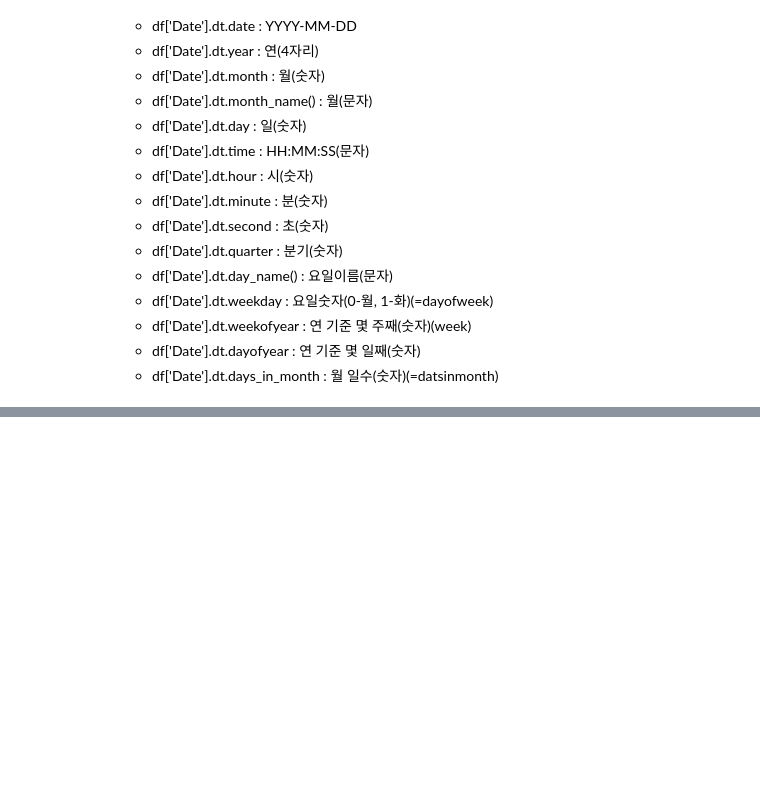
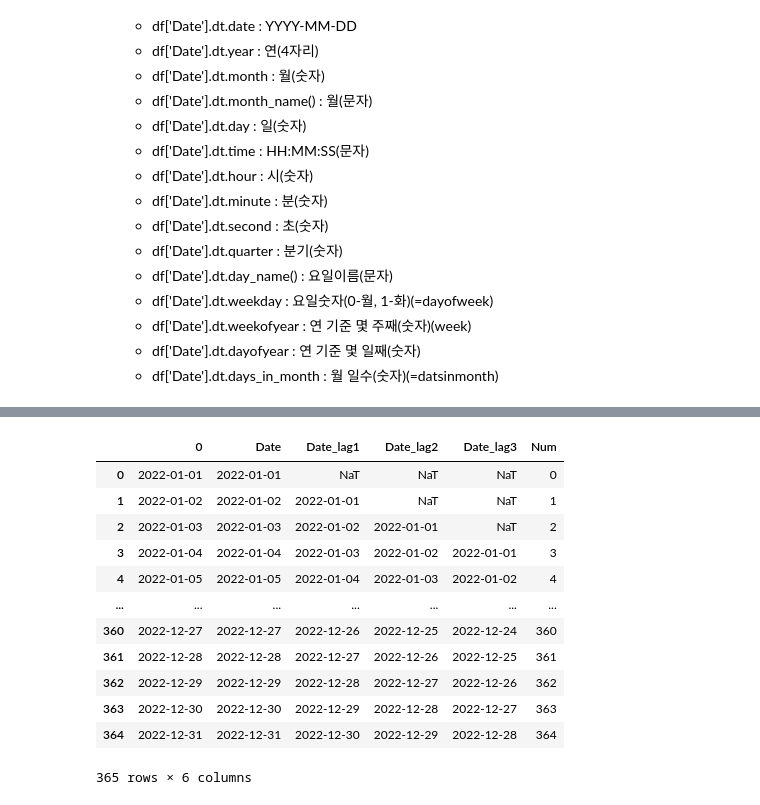
Before and after one commit to Run-aivle/study, a Jupyter notebook: Feb/02.08/GEUN/시계열 데이터 기초.ipynb, the cells around one changed output, grey strips where cells are left out. Saved outputs shown, nothing was run; the diff lists cells and outputs as text; code cells hidden in the pictures; blank space fills up the shorter version.

```diff
--- a/Feb/02.08/GEUN/시계열 데이터 기초.ipynb
+++ b/Feb/02.08/GEUN/시계열 데이터 기초.ipynb
@@ -88,3 +88,7 @@ DatetimeIndex(['2023-01-01', '2023-01-02', '2023-01-03', '2023-01-04',
     * df['Date'].dt.weekofyear : 연 기준 몇 주째(숫자)(week)
     * df['Date'].dt.dayofyear : 연 기준 몇 일째(숫자)
     * df['Date'].dt.days_in_month : 월 일수(숫자)(=datsinmonth)
+# %%
+date2022 = pd.DataFrame(day_idx)
+date2022['Date'] = date2022[0]
+date2022
@@ -90,0 +178,16 @@ DatetimeIndex(['2023-01-01', '2023-01-02', '2023-01-03', '2023-01-04',
+# %%
+date2022
+# %% [output]
+|  | 0 | Date | Date_lag1 | Date_lag2 | Date_lag3 | Num |
+| 0 | 2022-01-01 | 2022-01-01 | NaT | NaT | NaT | 0 |
+| 1 | 2022-01-02 | 2022-01-02 | 2022-01-01 | NaT | NaT | 1 |
+| 2 | 2022-01-03 | 2022-01-03 | 2022-01-02 | 2022-01-01 | NaT | 2 |
+| 3 | 2022-01-04 | 2022-01-04 | 2022-01-03 | 2022-01-02 | 2022-01-01 | 3 |
+| 4 | 2022-01-05 | 2022-01-05 | 2022-01-04 | 2022-01-03 | 2022-01-02 | 4 |
+| ... | ... | ... | ... | ... | ... | ... |
+| 360 | 2022-12-27 | 2022-12-27 | 2022-12-26 | 2022-12-25 | 2022-12-24 | 360 |
+| 361 | 2022-12-28 | 2022-12-28 | 2022-12-27 | 2022-12-26 | 2022-12-25 | 361 |
+| 362 | 2022-12-29 | 2022-12-29 | 2022-12-28 | 2022-12-27 | 2022-12-26 | 362 |
+| 363 | 2022-12-30 | 2022-12-30 | 2022-12-29 | 2022-12-28 | 2022-12-27 | 363 |
+| 364 | 2022-12-31 | 2022-12-31 | 2022-12-30 | 2022-12-29 | 2022-12-28 | 364 |
+365 rows × 6 columns
```
Also changed, not shown: parts of 14 cells of this notebook.
